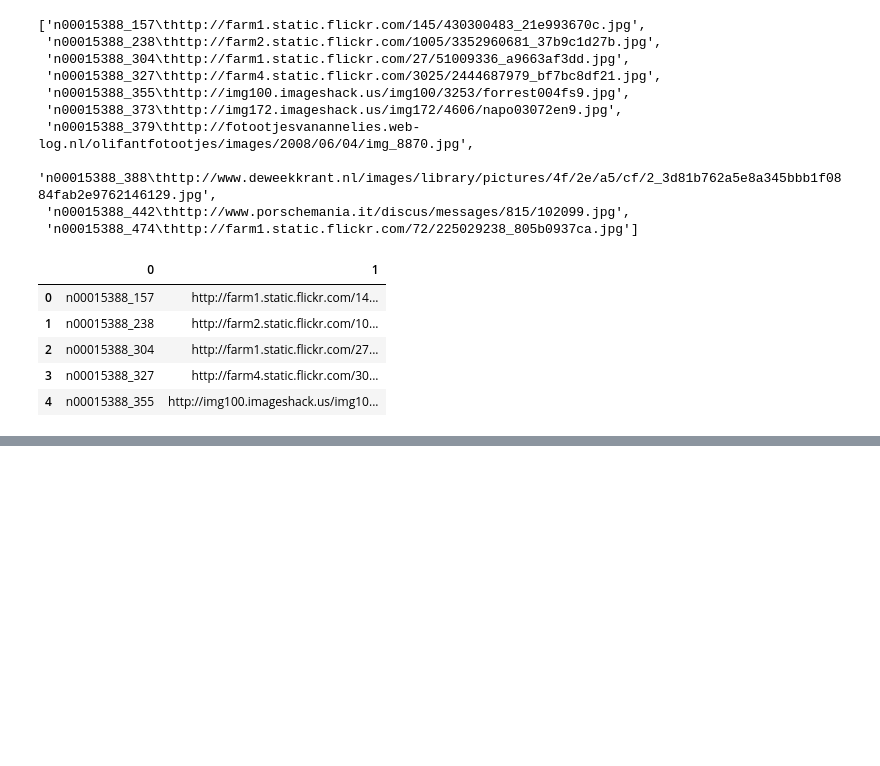
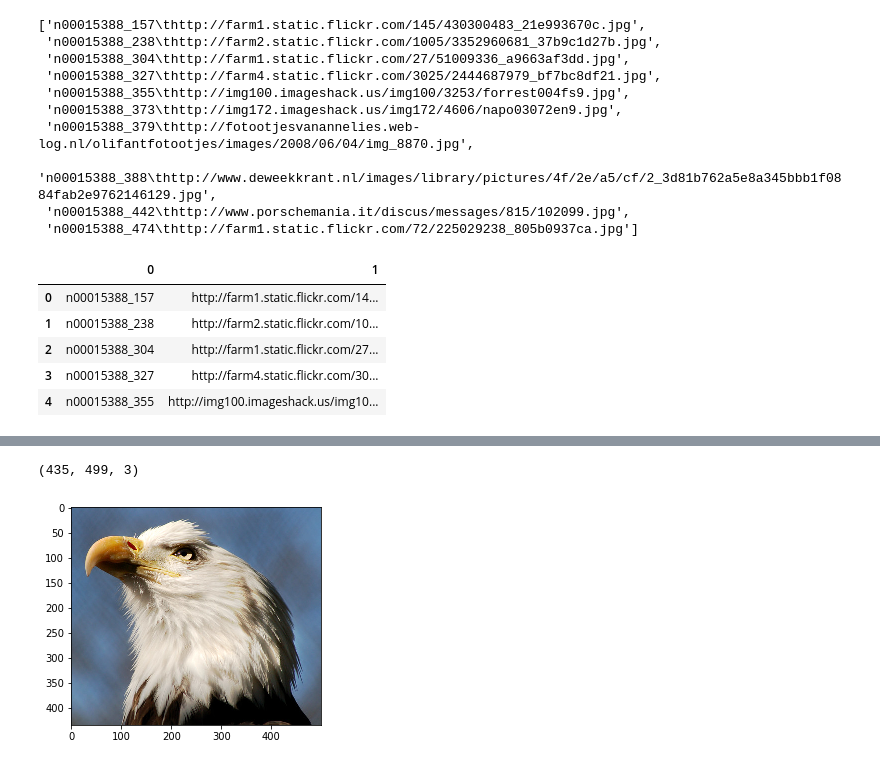
Before and after one commit to azhgit/ML100Days, a Jupyter notebook: homework/Day_005_HW.ipynb, the cells around one changed output, grey strips where cells are left out. Drawn from its saved outputs; the diff is of its cells as text; code cells hidden in the pictures; blank space fills up the shorter version.

```diff
--- a/homework/Day_005_HW.ipynb
+++ b/homework/Day_005_HW.ipynb
@@ -1,8 +1,9 @@
 # %%
+# 5-1
 import requests
-targetUrl = "https://raw.githubusercontent.com/vashineyu/slides_and_others/master/tutorial/examples/imagenet_urls_examples.txt"
+target_url = "https://raw.githubusercontent.com/vashineyu/slides_and_others/master/tutorial/examples/imagenet_urls_examples.txt"
 
-response = requests.get(targetUrl)
+response = requests.get(target_url)
 data = response.text
 
 # 用 request 傳送回來的資料不會認得斷行符號
@@ -30,12 +31,12 @@ data[0:10]
 # %%
 import pandas as pd
 
-adjustedData = []
+adjusted_data = []
 for d in data:
     line = d.split("\t")
-    adjustedData.append(line)
+    adjusted_data.append(line)
 
-df = pd.DataFrame(adjustedData)
+df = pd.DataFrame(adjusted_data)
 df.head()
 # %% [output]
 |  | 0 | 1 |
@@ -46,0 +59,16 @@ df.head()
+# %%
+# 5-2
+from PIL import Image
+from io import BytesIO
+import numpy as np
+import matplotlib.pyplot as plt # plt 用於顯示圖片
+
+response = requests.get(df.loc[0,1])
+img = Image.open(BytesIO(response.content))
+img = np.array(img)
+print(img.shape)
+plt.imshow(img)
+plt.show()
+# %% [output]
+(435, 499, 3)
+[figure, added]
```
Also changed, not shown: parts of 4 cells of this notebook.
